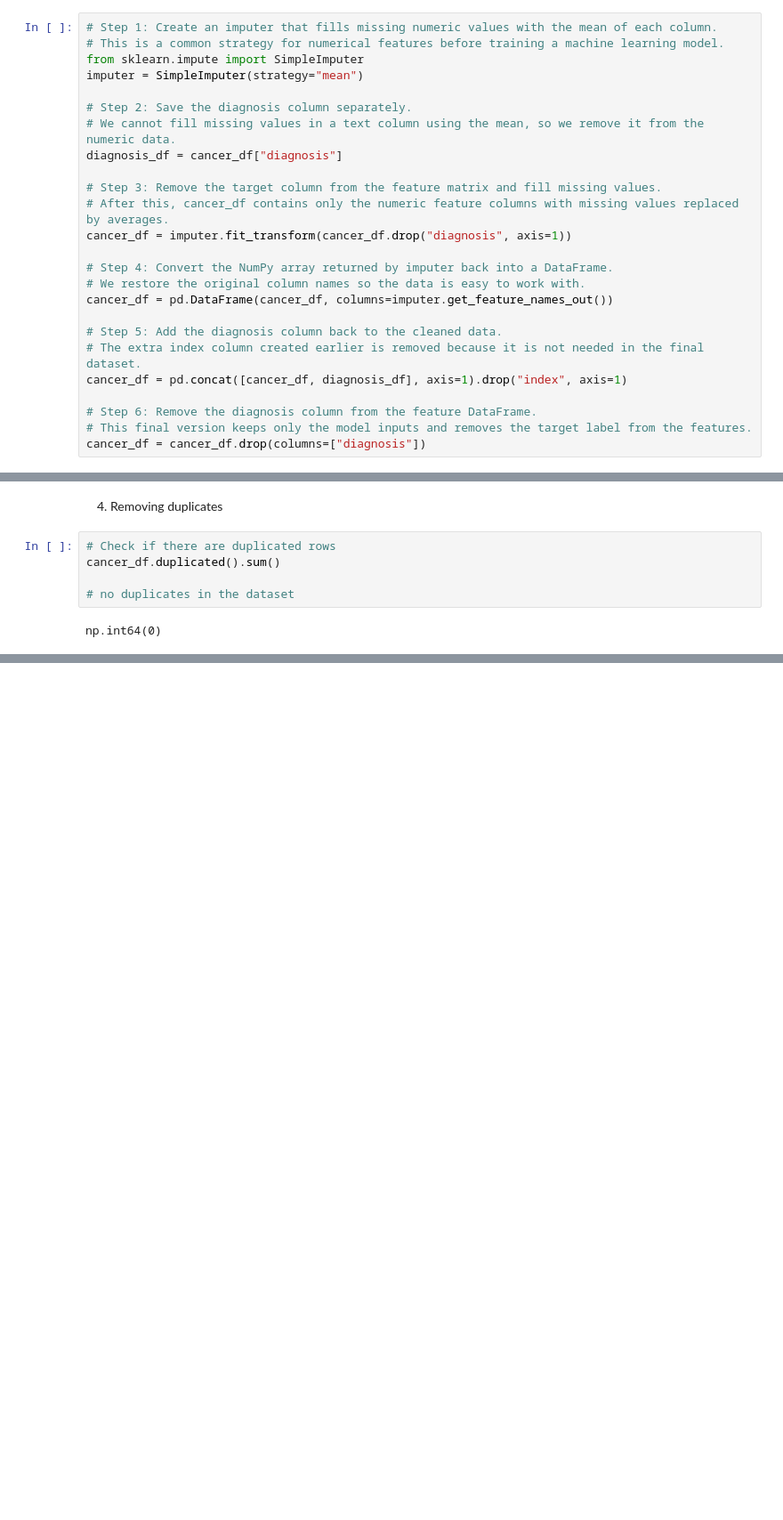
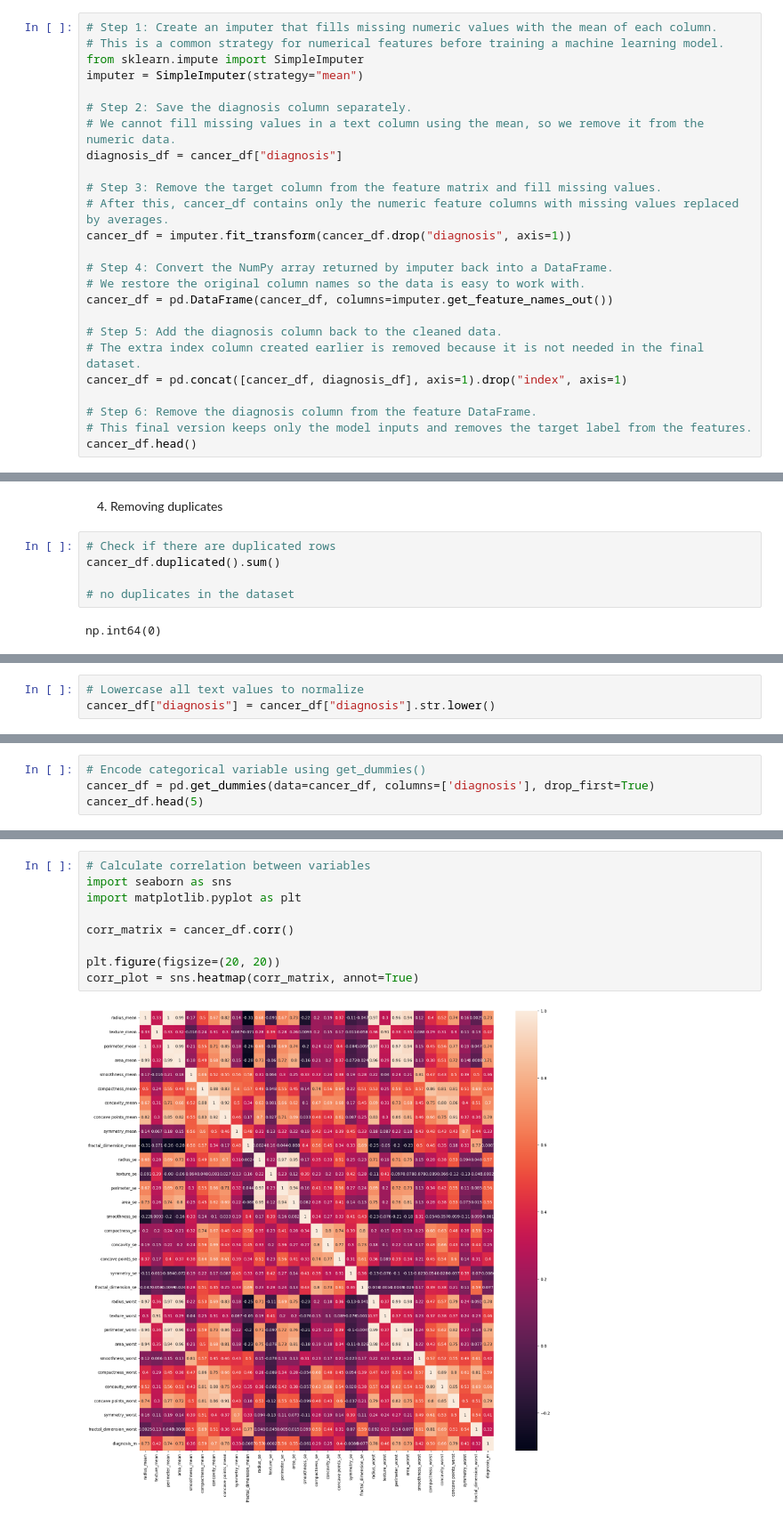
Before and after one commit to UrosVukmanovic/Data_Science_Coders_Lab, a Jupyter notebook: ML/prework/MAL Prework - downloadable files/scikit-learn_model_data_preparation.ipynb, the cells around one changed output, grey strips where cells are left out. Shown at 89% size. Drawn from its saved outputs; the diff is of its cells as text; blank space fills up the shorter version.

```diff
--- a/ML/prework/MAL Prework - downloadable files/scikit-learn_model_data_preparation.ipynb
+++ b/ML/prework/MAL Prework - downloadable files/scikit-learn_model_data_preparation.ipynb
@@ -176,4 +176,4 @@ cancer_df = pd.concat([cancer_df, diagnosis_df], axis=1).drop("index", axis=1)
 
 # Step 6: Remove the diagnosis column from the feature DataFrame.
 # This final version keeps only the model inputs and removes the target label from the features.
-cancer_df = cancer_df.drop(columns=["diagnosis"])
+cancer_df.head()
@@ -188,0 +218,3 @@ np.int64(0)
+# %%
+# Lowercase all text values to normalize
+cancer_df["diagnosis"] = cancer_df["diagnosis"].str.lower()
@@ -188,0 +247,4 @@ np.int64(0)
+# %%
+# Encode categorical variable using get_dummies()
+cancer_df = pd.get_dummies(data=cancer_df, columns=['diagnosis'], drop_first=True)
+cancer_df.head(5)
@@ -188,0 +301,11 @@ np.int64(0)
+# %%
+# Calculate correlation between variables
+import seaborn as sns
+import matplotlib.pyplot as plt
+
+corr_matrix = cancer_df.corr()
+
+plt.figure(figsize=(20, 20))
+corr_plot = sns.heatmap(corr_matrix, annot=True)
+# %% [output]
+[figure, added]
```
Also changed, not shown: parts of 26 cells of this notebook.
